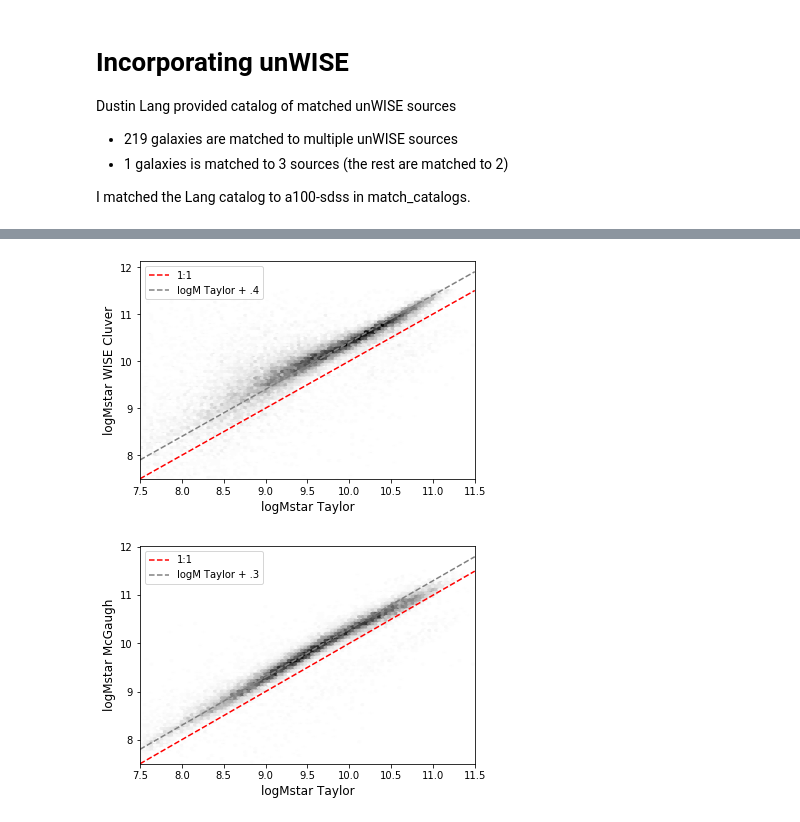
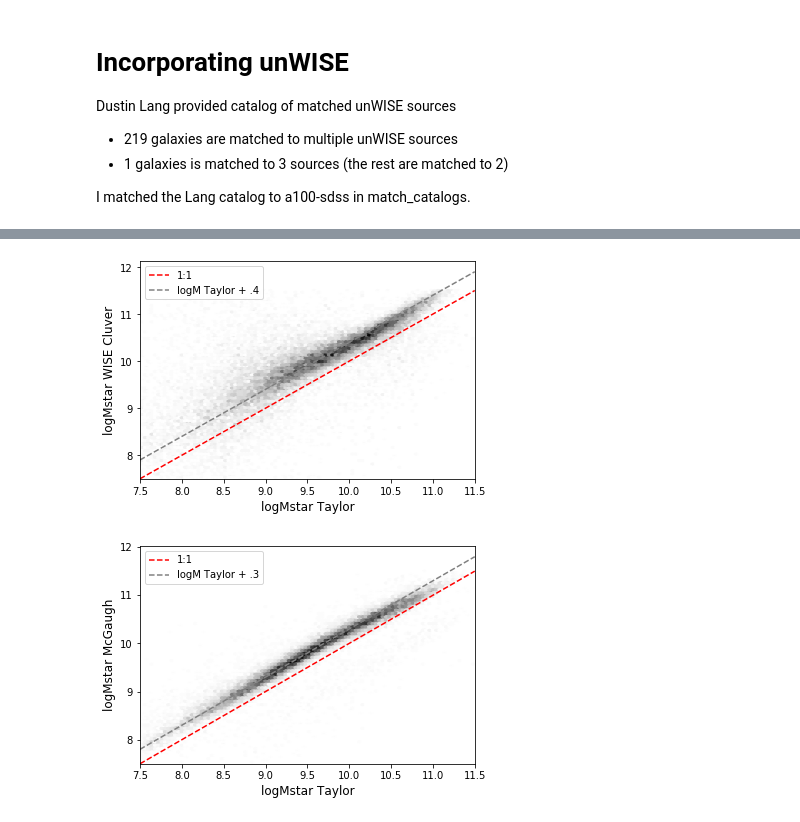
Before and after one commit to rfinn/APPSS, a Jupyter notebook: paper-plots-v1.ipynb, the cells around one changed output, grey strips where cells are left out. Cells and saved outputs as stored; diff of their text form; code cells hidden in the pictures.

```diff
--- a/paper-plots-v1.ipynb
+++ b/paper-plots-v1.ipynb
@@ -35,6 +35,10 @@ from matplotlib import pyplot as plt
 import warnings
 warnings.filterwarnings('ignore')
 from astropy.io import fits
+# %%
+
+tabledir = '/Users/rfinn/github/APPSS/tables/'
+tabledir = '/home/rfinn/research/APPSS/tables/'
 # %% [markdown]
 # To Generate Catalogs #
 
@@ -320,22 +341,22 @@ cat = fits.getdata('/Users/rfinn/github/APPSS/tables/a100-sdss-wise.fits')
 # %%
 plt.figure(figsize=(6,4))
 w1snr = np.abs(cat['w1_nanomaggies']*np.sqrt(cat['w1_nanomaggies_ivar']))
 flag = w1snr > 5
 x = cat['logMstarTaylor']
-y = cat['logMstarWise']
+y = cat['logMstarCluver']
 #plt.plot(x[flag],y[flag],'k.')
 xmin=7.5
 xmax=11.5
 plt.hexbin(x[flag],y[flag],extent=[xmin,xmax,xmin,xmax],cmap='gray_r')
 plt.xlabel('logMstar Taylor',fontsize=12)
 plt.ylabel('logMstar WISE Cluver',fontsize=12)
 xl = np.linspace(xmin,xmax,100)
 plt.plot(xl,xl,'r--',label='1:1')
 plt.plot(xl,xl+.4,'r--',c='.5',label='logM Taylor + .4')
 plt.legend()
 plt.savefig('WISE-Cluver-vs-Taylor.png')
 # %% [output]
-[figure, old version]
+[figure, new version]
 # %%
 plt.figure(figsize=(6,4))
 w1snr = np.abs(cat['w1_nanomaggies']*np.sqrt(cat['w1_nanomaggies_ivar']))
```
Also changed, not shown: parts of 17 cells of this notebook, 2 other files.
